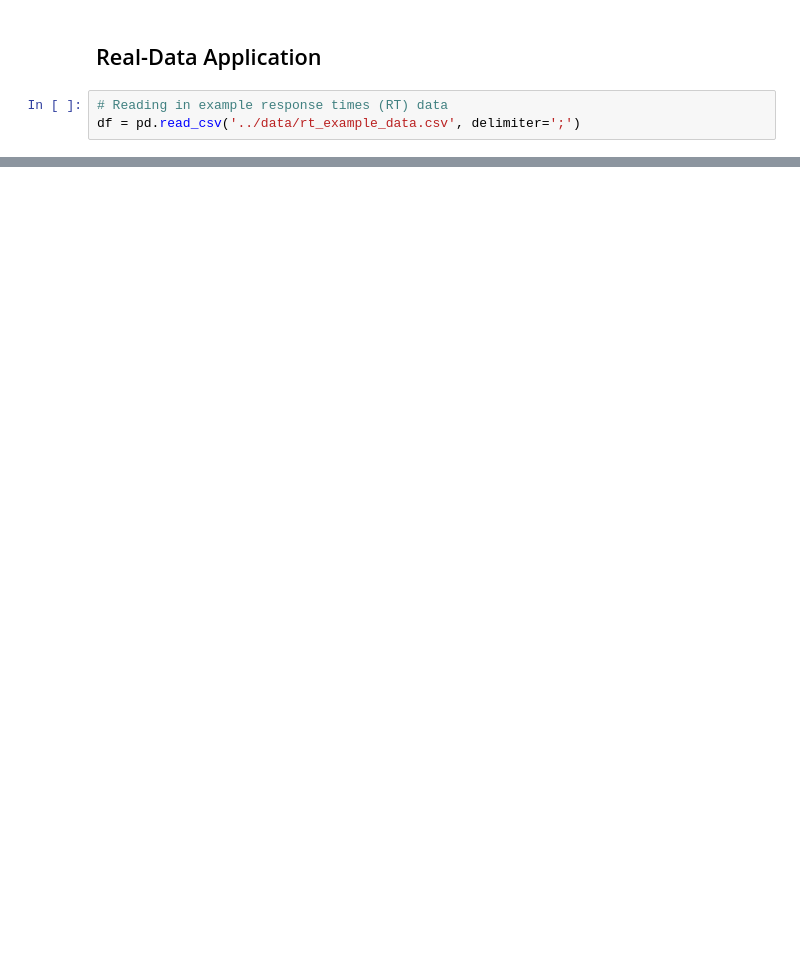
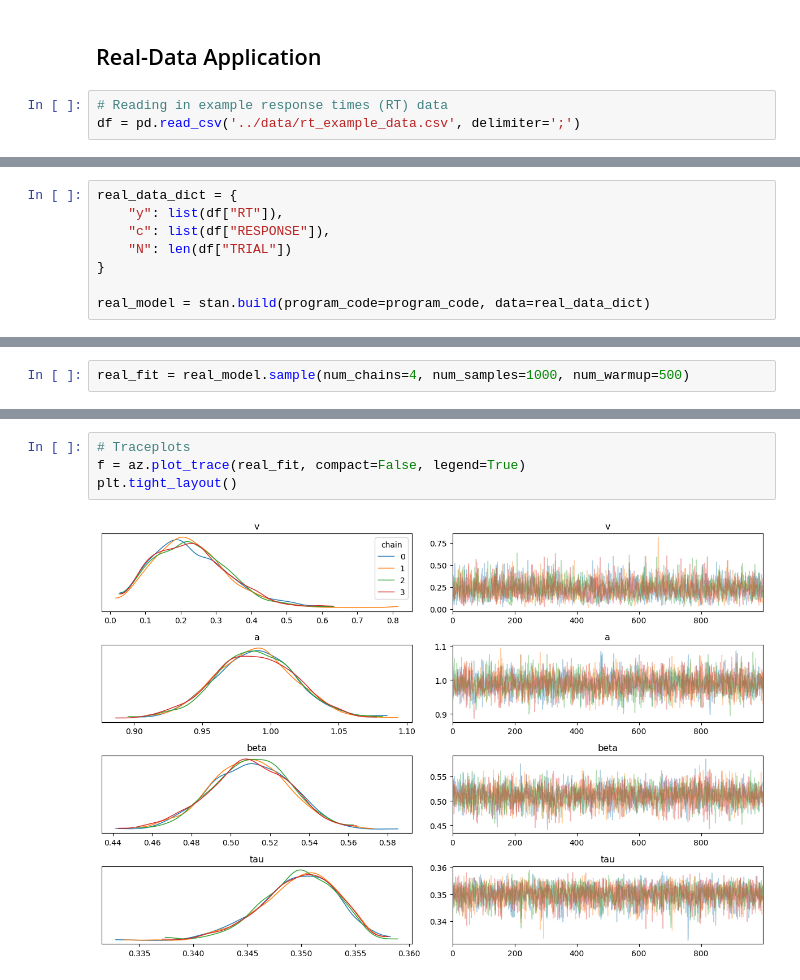
Before and after one commit to drew-schiller/cognitive-modeling, a Jupyter notebook: more_practice/diffusion_stan_code_along.ipynb, the cells around one changed output, grey strips where cells are left out. Cells and saved outputs as stored; diff of their text form; blank space fills up the shorter version.

```diff
--- a/more_practice/diffusion_stan_code_along.ipynb
+++ b/more_practice/diffusion_stan_code_along.ipynb
@@ -275,0 +300,8 @@ df
+# %%
+real_data_dict = {
+    "y": list(df["RT"]),
+    "c": list(df["RESPONSE"]),
+    "N": len(df["TRIAL"])
+}
+
+real_model = stan.build(program_code=program_code, data=real_data_dict)
@@ -275,0 +311,2 @@ df
+# %%
+real_fit = real_model.sample(num_chains=4, num_samples=1000, num_warmup=500)
@@ -275,0 +340,6 @@ df
+# %%
+# Traceplots
+f = az.plot_trace(real_fit, compact=False, legend=True)
+plt.tight_layout()
+# %% [output]
+[figure, added]
```
Also changed, not shown: parts of 12 cells of this notebook.
